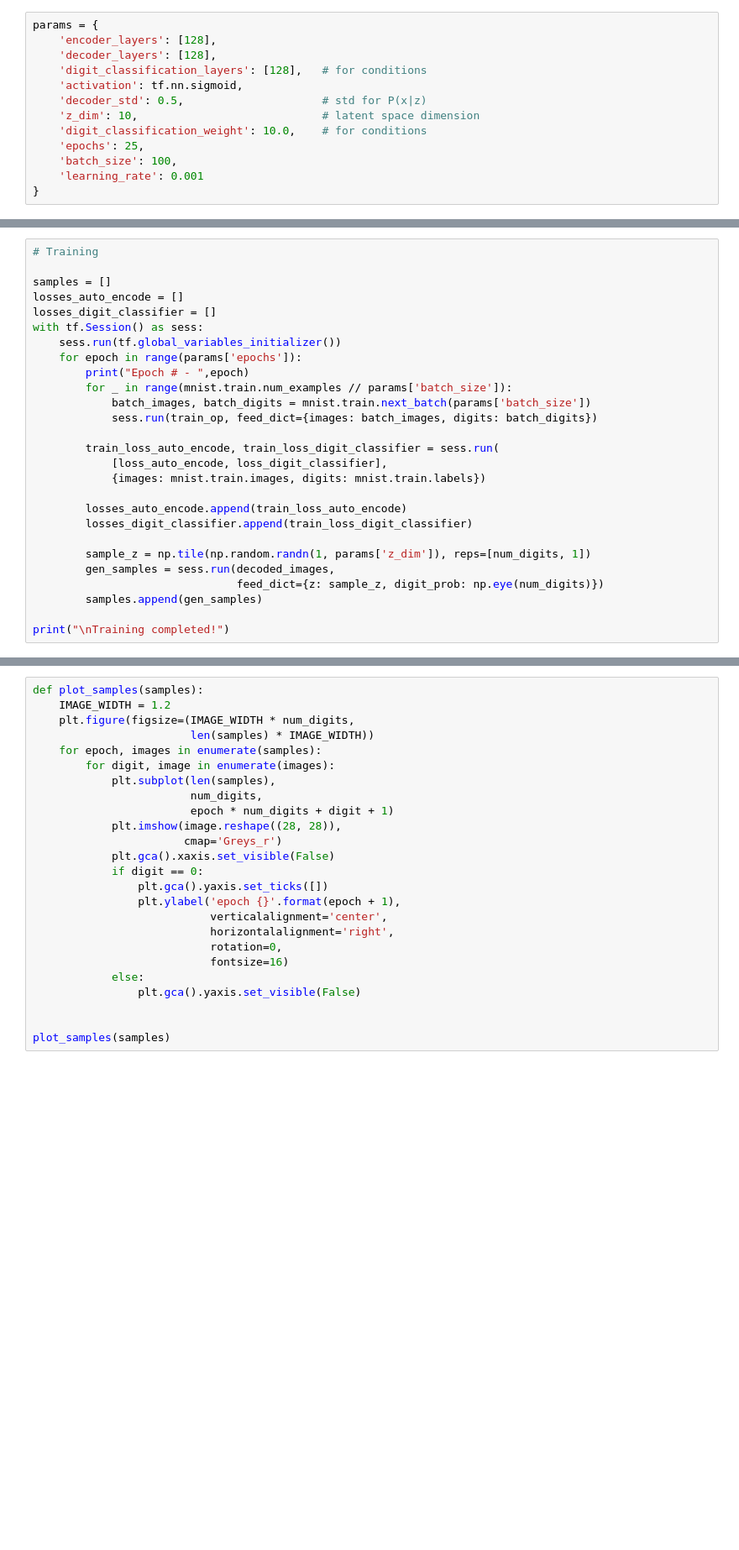
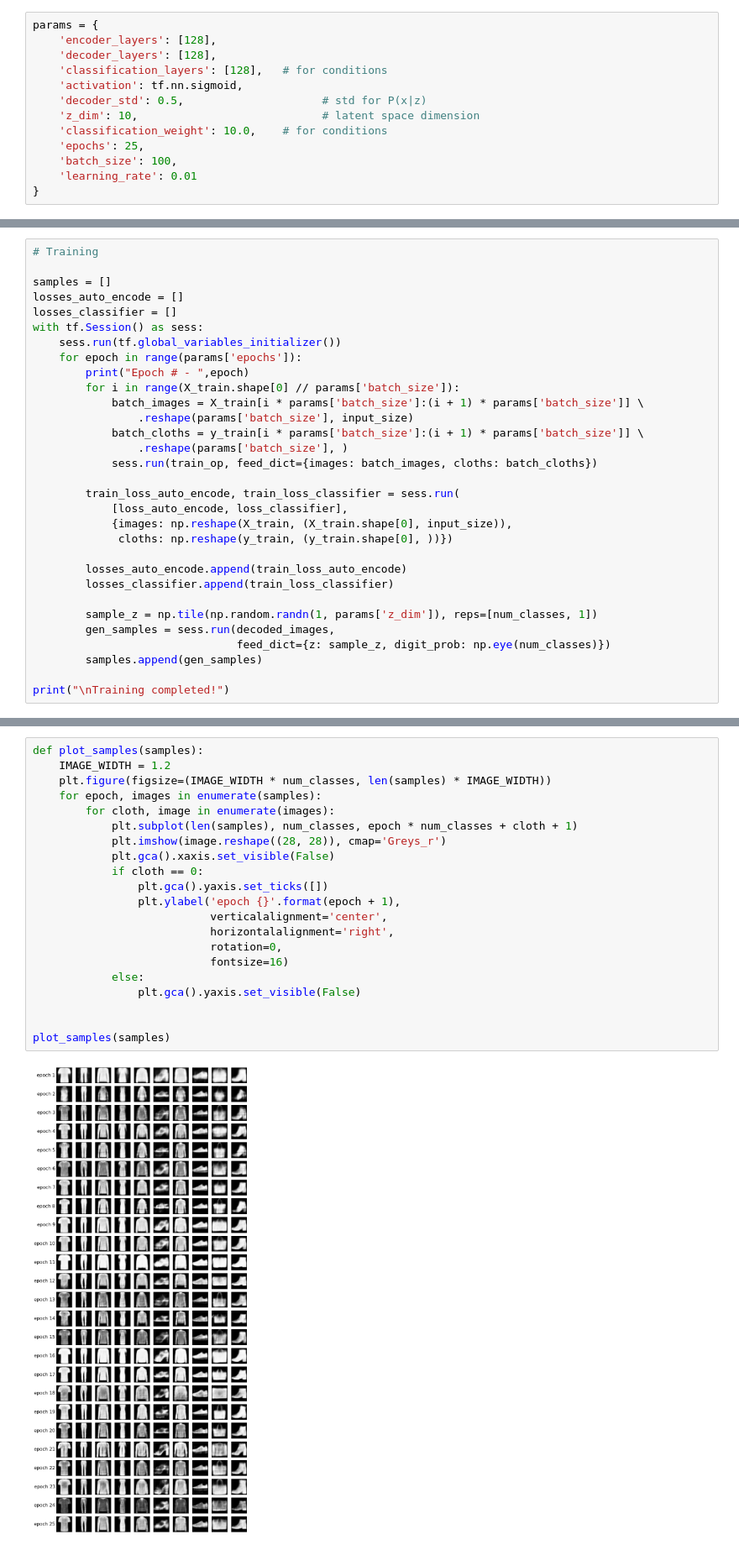
Before and after one commit to tiginamaria/ITMO_AML, a Jupyter notebook: hw3/task3.ipynb, the cells around one changed output, grey strips where cells are left out. Shown at 84% size. Saved outputs shown, nothing was run; the diff lists cells and outputs as text; blank space fills up the shorter version.

```diff
--- a/hw3/task3.ipynb
+++ b/hw3/task3.ipynb
@@ -26,12 +43,12 @@ num_digits = 10
 params = {
     'encoder_layers': [128],
     'decoder_layers': [128],
-    'digit_classification_layers': [128],   # for conditions
+    'classification_layers': [128],   # for conditions
     'activation': tf.nn.sigmoid,
     'decoder_std': 0.5,                     # std for P(x|z)
     'z_dim': 10,                            # latent space dimension
-    'digit_classification_weight': 10.0,    # for conditions
+    'classification_weight': 10.0,    # for conditions
     'epochs': 25,
     'batch_size': 100,
-    'learning_rate': 0.001
+    'learning_rate': 0.01
 }
@@ -125,25 +159,29 @@ train_op = tf.train.AdamOptimizer(params['learning_rate']).minimize(loss)
 
 samples = []
 losses_auto_encode = []
-losses_digit_classifier = []
+losses_classifier = []
 with tf.Session() as sess:
     sess.run(tf.global_variables_initializer())
     for epoch in range(params['epochs']):
         print("Epoch # - ",epoch)
-        for _ in range(mnist.train.num_examples // params['batch_size']):
-            batch_images, batch_digits = mnist.train.next_batch(params['batch_size'])
-            sess.run(train_op, feed_dict={images: batch_images, digits: batch_digits})
+        for i in range(X_train.shape[0] // params['batch_size']):
+            batch_images = X_train[i * params['batch_size']:(i + 1) * params['batch_size']] \
+                .reshape(params['batch_size'], input_size)
+            batch_cloths = y_train[i * params['batch_size']:(i + 1) * params['batch_size']] \
+                .reshape(params['batch_size'], )
+            sess.run(train_op, feed_dict={images: batch_images, cloths: batch_cloths})
 
-        train_loss_auto_encode, train_loss_digit_classifier = sess.run(
-            [loss_auto_encode, loss_digit_classifier],
-            {images: mnist.train.images, digits: mnist.train.labels})
+        train_loss_auto_encode, train_loss_classifier = sess.run(
+            [loss_auto_encode, loss_classifier],
+            {images: np.reshape(X_train, (X_train.shape[0], input_size)),
+             cloths: np.reshape(y_train, (y_train.shape[0], ))})
 
         losses_auto_encode.append(train_loss_auto_encode)
-        losses_digit_classifier.append(train_loss_digit_classifier)
+        losses_classifier.append(train_loss_classifier)
 
-        sample_z = np.tile(np.random.randn(1, params['z_dim']), reps=[num_digits, 1])
+        sample_z = np.tile(np.random.randn(1, params['z_dim']), reps=[num_classes, 1])
         gen_samples = sess.run(decoded_images,
-                               feed_dict={z: sample_z, digit_prob: np.eye(num_digits)})
+                               feed_dict={z: sample_z, digit_prob: np.eye(num_classes)})
         samples.append(gen_samples)
 
 print("\nTraining completed!")
@@ -150,25 +206,23 @@ print("\nTraining completed!")
 # %%
 def plot_samples(samples):
     IMAGE_WIDTH = 1.2
-    plt.figure(figsize=(IMAGE_WIDTH * num_digits,
-                        len(samples) * IMAGE_WIDTH))
+    plt.figure(figsize=(IMAGE_WIDTH * num_classes, len(samples) * IMAGE_WIDTH))
     for epoch, images in enumerate(samples):
-        for digit, image in enumerate(images):
-            plt.subplot(len(samples),
-                        num_digits,
-                        epoch * num_digits + digit + 1)
-            plt.imshow(image.reshape((28, 28)),
-                       cmap='Greys_r')
+        for cloth, image in enumerate(images):
+            plt.subplot(len(samples), num_classes, epoch * num_classes + cloth + 1)
+            plt.imshow(image.reshape((28, 28)), cmap='Greys_r')
             plt.gca().xaxis.set_visible(False)
-            if digit == 0:
+            if cloth == 0:
                 plt.gca().yaxis.set_ticks([])
                 plt.ylabel('epoch {}'.format(epoch + 1),
                            verticalalignment='center',
                            horizontalalignment='right',
                            rotation=0,
                            fontsize=16)
             else:
                 plt.gca().yaxis.set_visible(False)
 
 
 plot_samples(samples)
+# %% [output]
+[figure, added]
```
Also changed, not shown: parts of 21 cells of this notebook.
